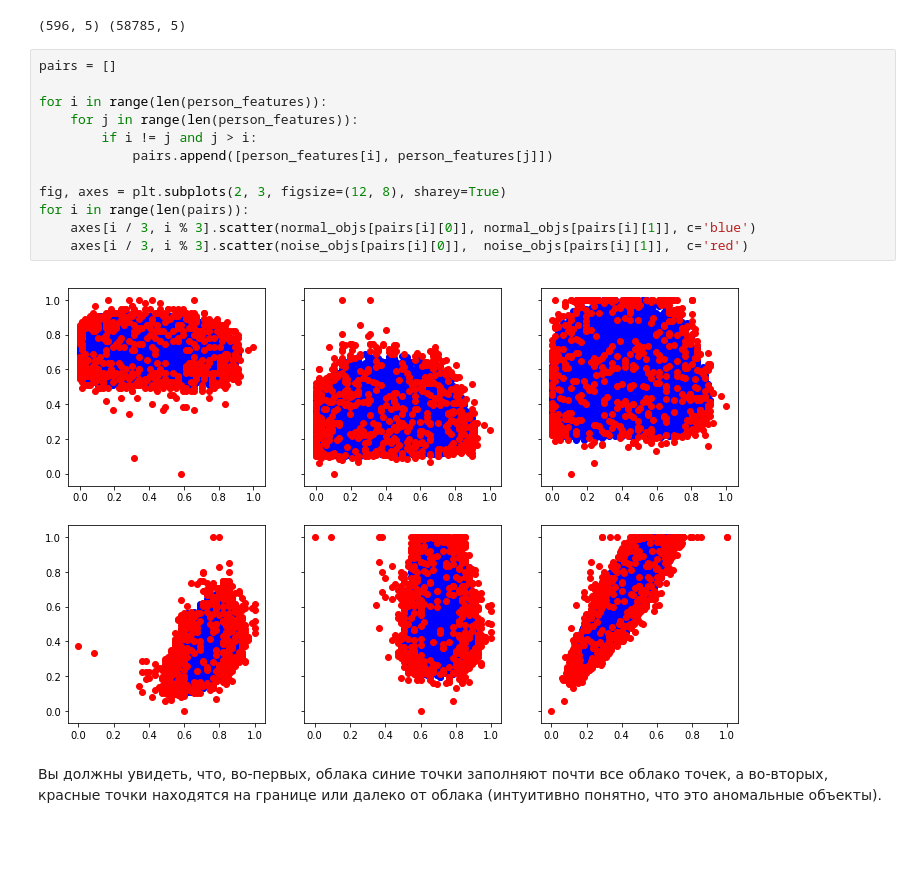
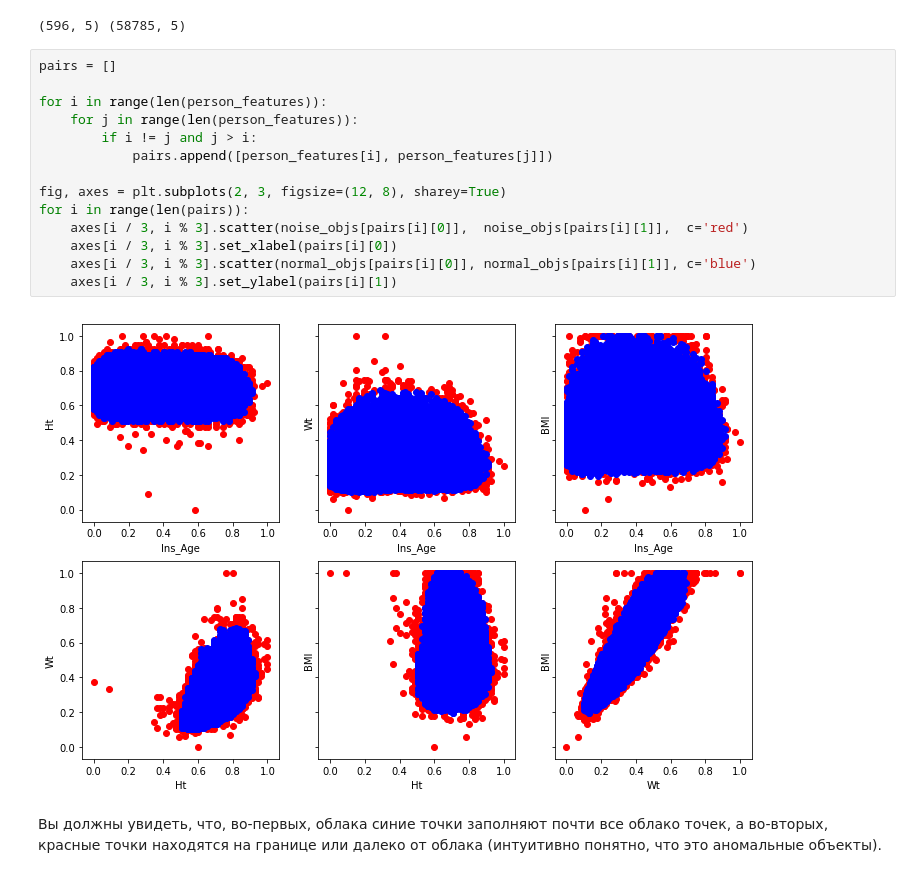
Before and after one commit to vsgranovskiy/ML_DS_Yandex_and_MIPT, a Jupyter notebook: C3/VisualizationPeerReview.ipynb, the cells around one changed output. Saved outputs shown, nothing was run; the diff lists cells and outputs as text; blank space fills up the shorter version.

Commit message:
C3_visualization finished

```diff
--- a/C3/VisualizationPeerReview.ipynb
+++ b/C3/VisualizationPeerReview.ipynb
@@ -493,17 +470,19 @@ print noise_objs.shape, normal_objs.shape
 # %%
 pairs = []
 
 for i in range(len(person_features)):
     for j in range(len(person_features)):
         if i != j and j > i:
             pairs.append([person_features[i], person_features[j]])
 
 fig, axes = plt.subplots(2, 3, figsize=(12, 8), sharey=True)
 for i in range(len(pairs)):
+    axes[i / 3, i % 3].scatter(noise_objs[pairs[i][0]],  noise_objs[pairs[i][1]],  c='red')
+    axes[i / 3, i % 3].set_xlabel(pairs[i][0])
     axes[i / 3, i % 3].scatter(normal_objs[pairs[i][0]], normal_objs[pairs[i][1]], c='blue')
-    axes[i / 3, i % 3].scatter(noise_objs[pairs[i][0]],  noise_objs[pairs[i][1]],  c='red')
+    axes[i / 3, i % 3].set_ylabel(pairs[i][1])
 # %% [output]
-[figure, old version]
+[figure, new version]
 # %% [markdown]
 Вы должны увидеть, что, во-первых, облака синие точки заполняют почти все облако точек, а во-вторых, красные точки находятся на границе или далеко от облака (интуитивно понятно, что это аномальные объекты).
 # %% [markdown]
```
Also changed, not shown: parts of 11 cells of this notebook.
